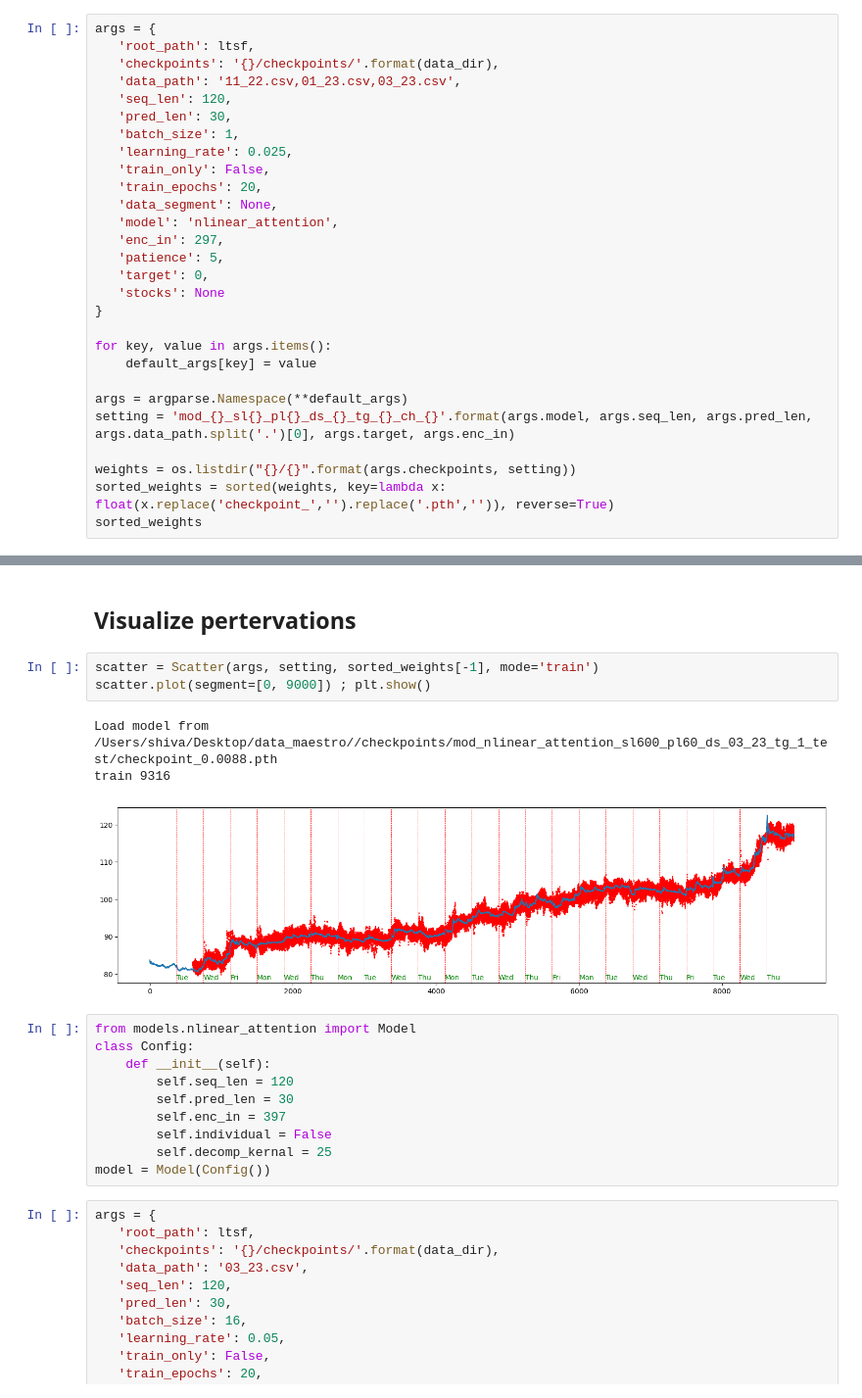
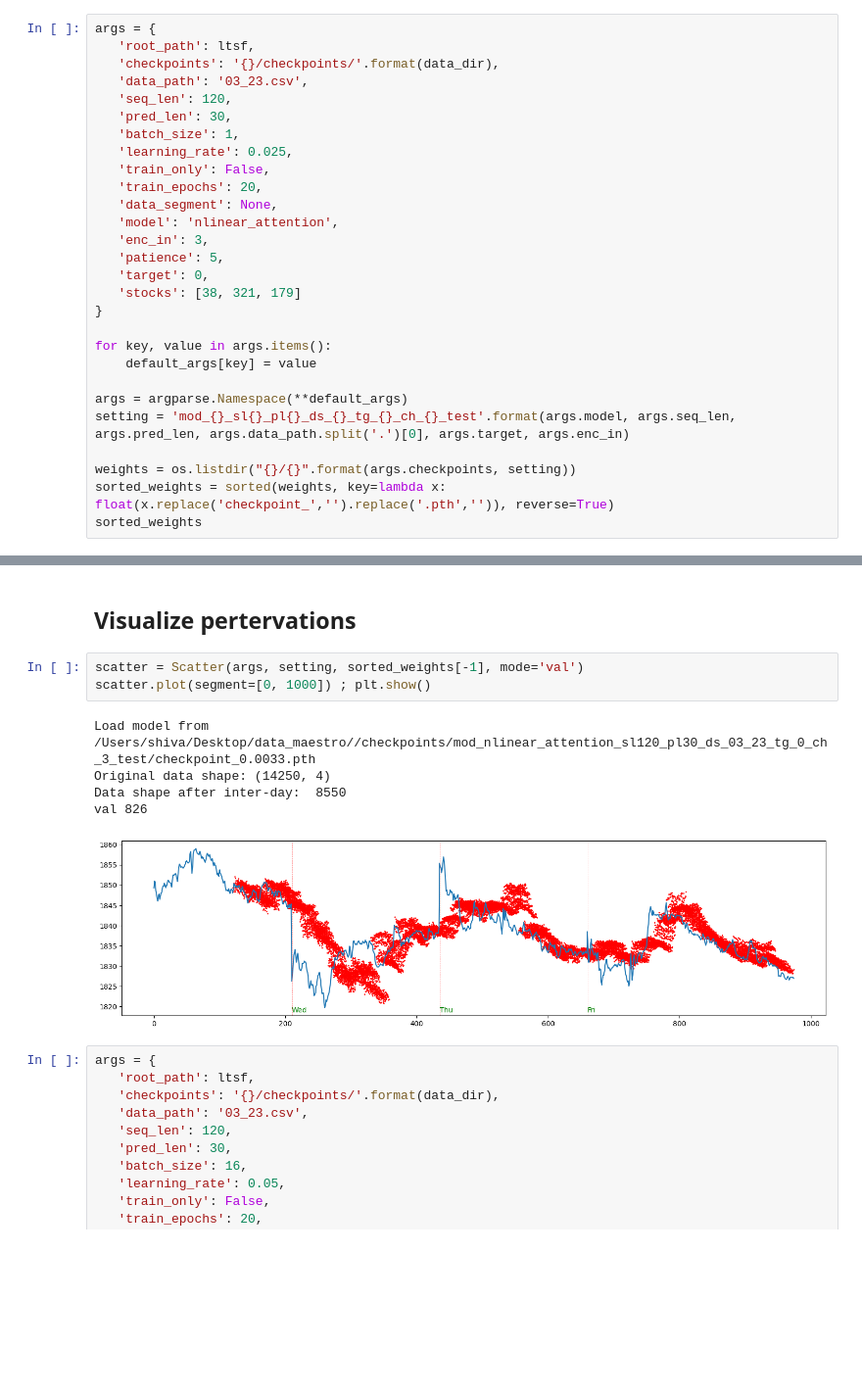
Before and after one commit to akashanand93/maestro, a Jupyter notebook: model_dev/visualize/visualize.ipynb, the cells around one changed output, grey strips where cells are left out. Shown at 98% size. Cells and saved outputs as stored; diff of their text form; blank space fills up the shorter version.

```diff
--- a/model_dev/visualize/visualize.ipynb
+++ b/model_dev/visualize/visualize.ipynb
@@ -46,7 +43,7 @@ ltsf = "{}/ltsf".format(data_dir)
 args = {
    'root_path': ltsf,
    'checkpoints': '{}/checkpoints/'.format(data_dir),
-   'data_path': '11_22.csv,01_23.csv,03_23.csv',
+   'data_path': '03_23.csv',
    'seq_len': 120,
    'pred_len': 30,
    'batch_size': 1,
@@ -55,17 +52,17 @@ args = {
    'train_epochs': 20,
    'data_segment': None,
    'model': 'nlinear_attention',
-   'enc_in': 297,
+   'enc_in': 3,
    'patience': 5,
    'target': 0,
-   'stocks': None
+   'stocks': [38, 321, 179]
 }
 
 for key, value in args.items():
     default_args[key] = value
 
 args = argparse.Namespace(**default_args)
-setting = 'mod_{}_sl{}_pl{}_ds_{}_tg_{}_ch_{}'.format(args.model, args.seq_len, args.pred_len, args.data_path.split('.')[0], args.target, args.enc_in)
+setting = 'mod_{}_sl{}_pl{}_ds_{}_tg_{}_ch_{}_test'.format(args.model, args.seq_len, args.pred_len, args.data_path.split('.')[0], args.target, args.enc_in)
 
 weights = os.listdir("{}/{}".format(args.checkpoints, setting))
 sorted_weights = sorted(weights, key=lambda x: float(x.replace('checkpoint_','').replace('.pth','')), reverse=True)
@@ -105,22 +102,14 @@ val 2761
 # %% [markdown]
 ## Visualize pertervations
 # %%
-scatter = Scatter(args, setting, sorted_weights[-1], mode='train')
-scatter.plot(segment=[0, 9000]) ; plt.show()
+scatter = Scatter(args, setting, sorted_weights[-1], mode='val')
+scatter.plot(segment=[0, 1000]) ; plt.show()
 # %% [output]
-Load model from /Users/shiva/Desktop/data_maestro//checkpoints/mod_nlinear_attention_sl600_pl60_ds_03_23_tg_1_test/checkpoint_0.0088.pth
-train 9316
+Load model from /Users/shiva/Desktop/data_maestro//checkpoints/mod_nlinear_attention_sl120_pl30_ds_03_23_tg_0_ch_3_test/checkpoint_0.0033.pth
+Original data shape: (14250, 4)
+Data shape after inter-day:  8550
+val 826
-[figure, old version]
+[figure, new version]
-# %%
-from models.nlinear_attention import Model
-class Config:
-    def __init__(self):
-        self.seq_len = 120
-        self.pred_len = 30
-        self.enc_in = 397
-        self.individual = False
-        self.decomp_kernal = 25
-model = Model(Config())
 # %%
 args = {
    'root_path': ltsf,
```
Also changed, not shown: parts of 9 cells of this notebook, 2 other files.
